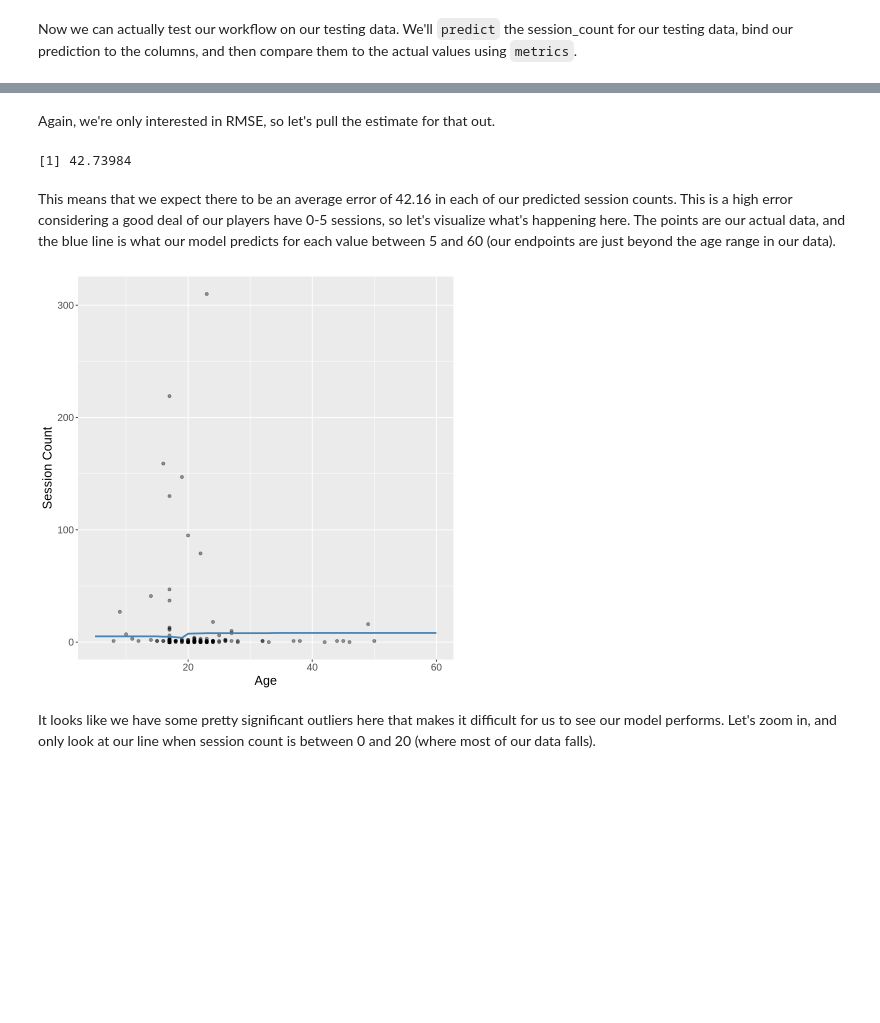
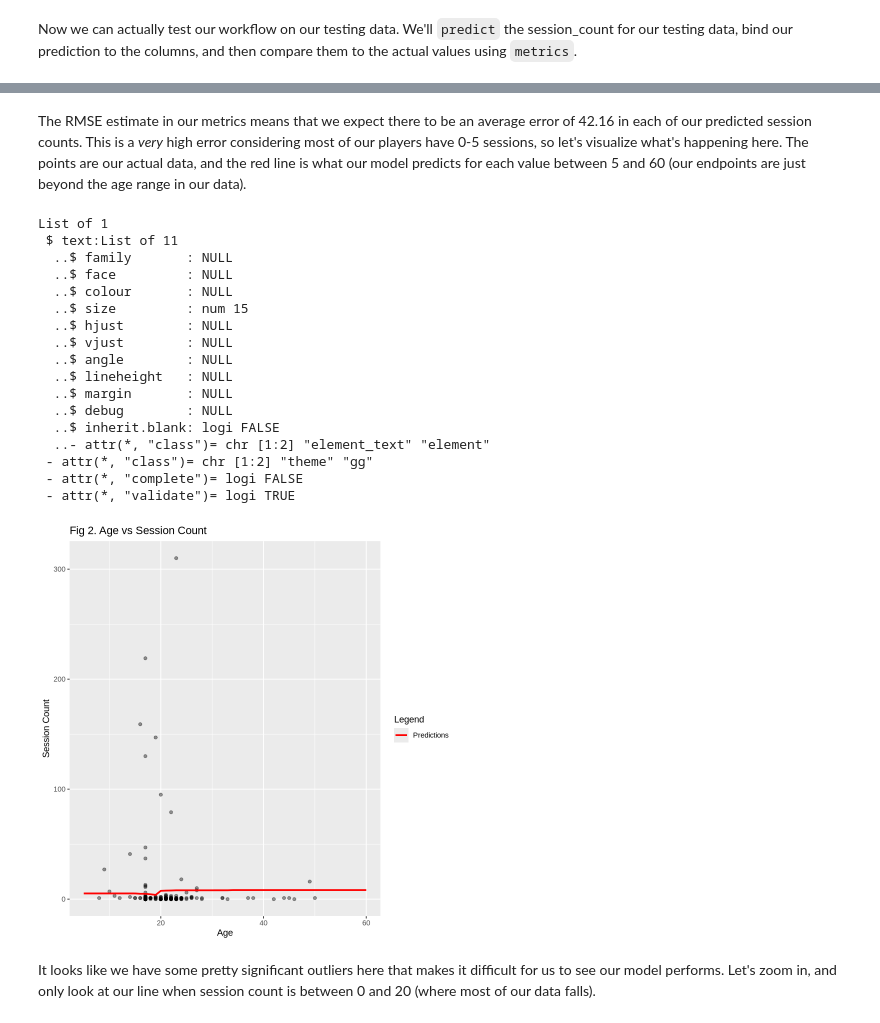
Before and after one commit to harris3315/dsci-100-project, a Jupyter notebook: main.ipynb, the cells around one changed output, grey strips where cells are left out. Drawn from its saved outputs; the diff is of its cells as text; code cells hidden in the pictures; blank space fills up the shorter version.

```diff
--- a/main.ipynb
+++ b/main.ipynb
@@ -235,39 +263,50 @@ ps_metrics <- new_ps_workflow |>
-# %% [markdown]
-Again, we're only interested in RMSE, so let's pull the estimate for that out.
-# %%
-test_data_rmse <- ps_metrics |>
-    filter(.metric == "rmse") |>
-    pull(.estimate)
-test_data_rmse
-# %% [output]
-[1] 42.73984
 # %% [markdown]
-This means that we expect there to be an average error of 42.16 in each of our predicted session counts. This is a high error considering a good deal of our players have 0-5 sessions, so let's visualize what's happening here. The points are our actual data, and the blue line is what our model predicts for each value between 5 and 60 (our endpoints are just beyond the age range in our data).
+The RMSE estimate in our metrics means that we expect there to be an average error of 42.16 in each of our predicted session counts. This is a *very* high error considering most of our players have 0-5 sessions, so let's visualize what's happening here. The points are our actual data, and the red line is what our model predicts for each value between 5 and 60 (our endpoints are just beyond the age range in our data).
 # %%
 age_pred_grid <- tibble(
     age = seq(
         from = 5,
         to = 60,
         by = 1
     )
 )
 
 ps_preds <- new_ps_workflow |>
   predict(age_pred_grid) |>
   bind_cols(age_pred_grid)
 
+
+
 ps_plot <- ggplot(combined_session_player_data, aes(x = age, y = session_count)) +
   geom_point(alpha = 0.4) +
   geom_line(data = ps_preds,
-            mapping = aes(x = age, y = .pred),
-            color = "steelblue",
+            mapping = aes(x = age, y = .pred, color = "Predictions"), # Mapping required to make legend form correctly
             linewidth = 1) +
-  xlab("Age") +
-  ylab("Session Count") +
-  theme(text = element_text(size = 15))
+  labs(x = "Age", y = "Session Count", color = "Legend") +
+    ggtitle("Fig 2. Age vs Session Count") +
+    scale_color_manual(values = c("Predictions" = "red"))
+
+theme(text = element_text(size = 15))
 ps_plot
 # %% [output]
+List of 1
+ $ text:List of 11
+  ..$ family       : NULL
+  ..$ face         : NULL
+  ..$ colour       : NULL
+  ..$ size         : num 15
+  ..$ hjust        : NULL
+  ..$ vjust        : NULL
+  ..$ angle        : NULL
+  ..$ lineheight   : NULL
+  ..$ margin       : NULL
+  ..$ debug        : NULL
+  ..$ inherit.blank: logi FALSE
+  ..- attr(*, "class")= chr [1:2] "element_text" "element"
+ - attr(*, "class")= chr [1:2] "theme" "gg"
+ - attr(*, "complete")= logi FALSE
+ - attr(*, "validate")= logi TRUE
-[figure, old version]
+[figure, new version]
 # %% [markdown]
 It looks like we have some pretty significant outliers here that makes it difficult for us to see our model performs. Let's zoom in, and only look at our line when session count is between 0 and 20 (where most of our data falls).
 # %%
```
Also changed, not shown: parts of 21 cells of this notebook, 2 other files.
